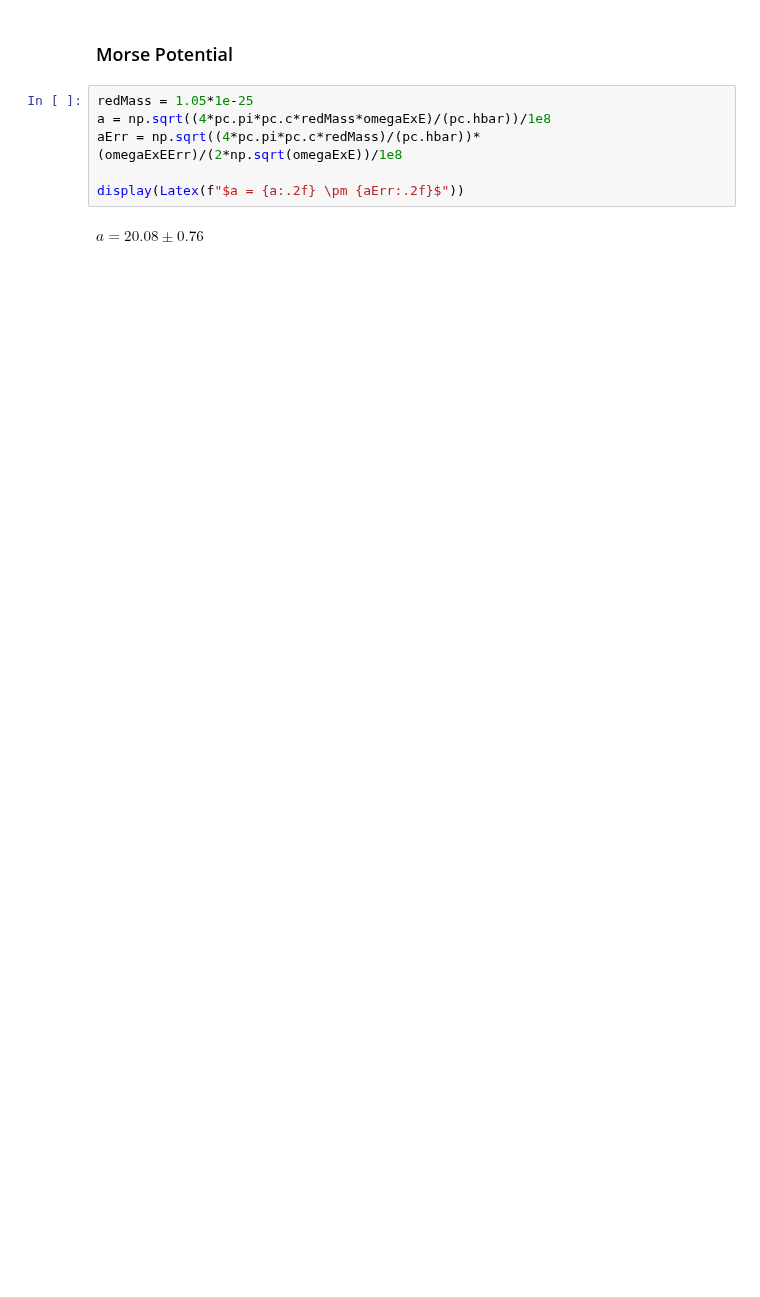
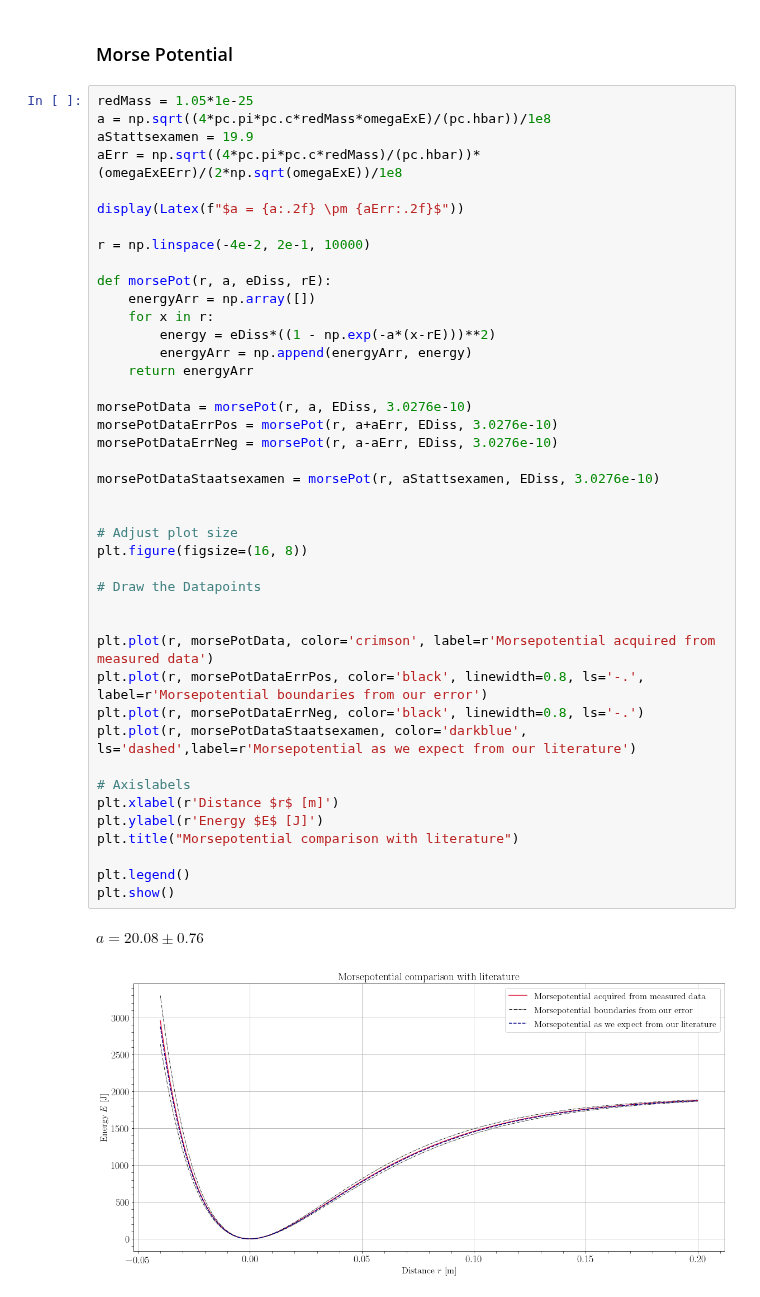
Before and after one commit to MayerPablo/FP, a Jupyter notebook: Jod/Jod.ipynb, the cells around one changed output. Drawn from its saved outputs; the diff is of its cells as text; blank space fills up the shorter version.

```diff
--- a/Jod/Jod.ipynb
+++ b/Jod/Jod.ipynb
@@ -637,10 +679,47 @@ $E_{0} = 6.9 \pm 11.5$ & $E_{ex} = E_{Diss} - E_{0} = 1938.6 \pm 13.7$
 # %% [markdown]
 ### Morse Potential
-# %%
-redMass = 1.05*1e-25
-a = np.sqrt((4*pc.pi*pc.c*redMass*omegaExE)/(pc.hbar))/1e8
-aErr = np.sqrt((4*pc.pi*pc.c*redMass)/(pc.hbar))*(omegaExEErr)/(2*np.sqrt(omegaExE))/1e8
-
-display(Latex(f"$a = {a:.2f} \pm {aErr:.2f}$"))
-# %% [output]
-$a = 20.08 \pm 0.76$
+# %%
+redMass = 1.05*1e-25
+a = np.sqrt((4*pc.pi*pc.c*redMass*omegaExE)/(pc.hbar))/1e8
+aStattsexamen = 19.9
+aErr = np.sqrt((4*pc.pi*pc.c*redMass)/(pc.hbar))*(omegaExEErr)/(2*np.sqrt(omegaExE))/1e8
+
+display(Latex(f"$a = {a:.2f} \pm {aErr:.2f}$"))
+
+r = np.linspace(-4e-2, 2e-1, 10000)
+
+def morsePot(r, a, eDiss, rE):
+    energyArr = np.array([])
+    for x in r:
+        energy = eDiss*((1 - np.exp(-a*(x-rE)))**2)
+        energyArr = np.append(energyArr, energy)
+    return energyArr
+
+morsePotData = morsePot(r, a, EDiss, 3.0276e-10)
+morsePotDataErrPos = morsePot(r, a+aErr, EDiss, 3.0276e-10)
+morsePotDataErrNeg = morsePot(r, a-aErr, EDiss, 3.0276e-10)
+
+morsePotDataStaatsexamen = morsePot(r, aStattsexamen, EDiss, 3.0276e-10)
+
+
+# Adjust plot size
+plt.figure(figsize=(16, 8))
+
+# Draw the Datapoints
+
+
+plt.plot(r, morsePotData, color='crimson', label=r'Morsepotential acquired from measured data')
+plt.plot(r, morsePotDataErrPos, color='black', linewidth=0.8, ls='-.', label=r'Morsepotential boundaries from our error')
+plt.plot(r, morsePotDataErrNeg, color='black', linewidth=0.8, ls='-.')
+plt.plot(r, morsePotDataStaatsexamen, color='darkblue', ls='dashed',label=r'Morsepotential as we expect from our literature')
+
+# Axislabels
+plt.xlabel(r'Distance $r$ [m]')
+plt.ylabel(r'Energy $E$ [J]')
+plt.title("Morsepotential comparison with literature")
+
+plt.legend()
+plt.show()
+# %% [output]
+$a = 20.08 \pm 0.76$
+[figure, added]
```
Also changed, not shown: parts of 10 cells of this notebook.
